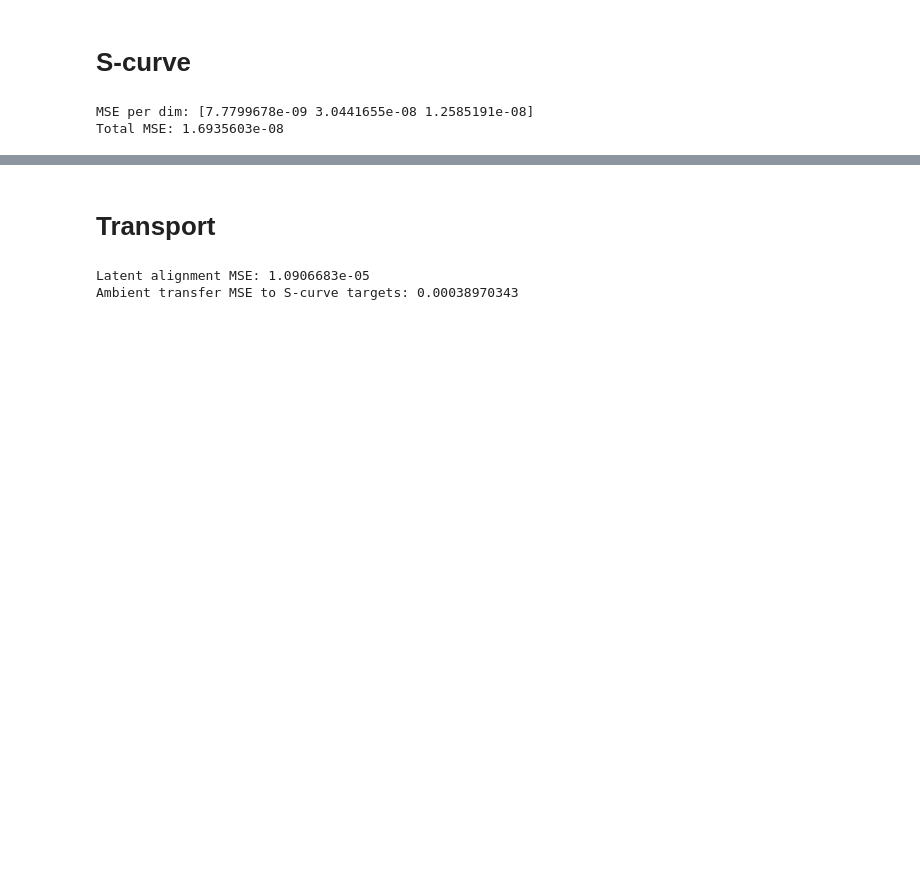
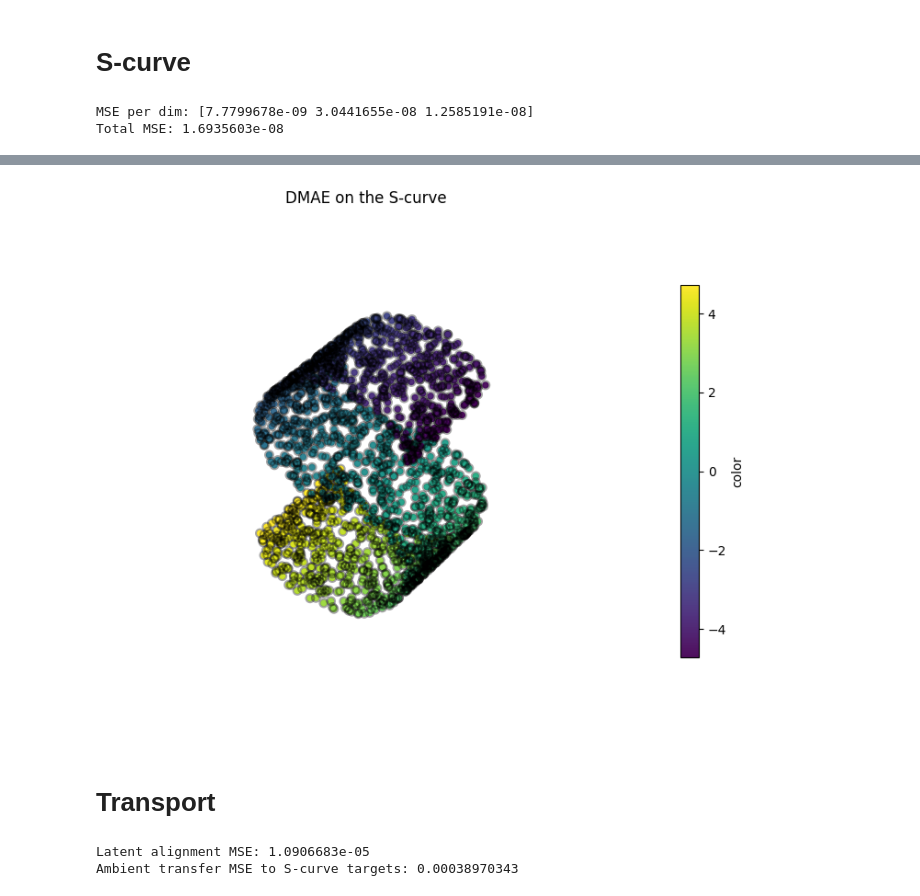
Before and after one commit to sparsetrace/DMAE, a Jupyter notebook: DMAE.ipynb, the cells around one changed output, grey strips where cells are left out. Drawn from its saved outputs; the diff is of its cells as text; code cells hidden in the pictures; blank space fills up the shorter version.

```diff
--- a/DMAE.ipynb
+++ b/DMAE.ipynb
@@ -93,7 +95,7 @@ print("Total MSE:", mse_total)
 
 # Plot original as black rings, reconstruction as colored filled points
 title = "DMAE on the S-curve"
-compare_3d_plots(R_iX, Q_iX, color, title, axis=False)
+compare_3d_plots(R_iX, Q_iX, color, title, axis=False, backend="matplotlib")
 # %% [output]
 MSE per dim: [7.7799678e-09 3.0441655e-08 1.2585191e-08]
 Total MSE: 1.6935603e-08
@@ -101,3 +102,4 @@ Total MSE: 1.6935603e-08
+[figure, added]
 # %% [markdown]
 # Transport
 # %%
```
Also changed, not shown: parts of 6 cells of this notebook.
